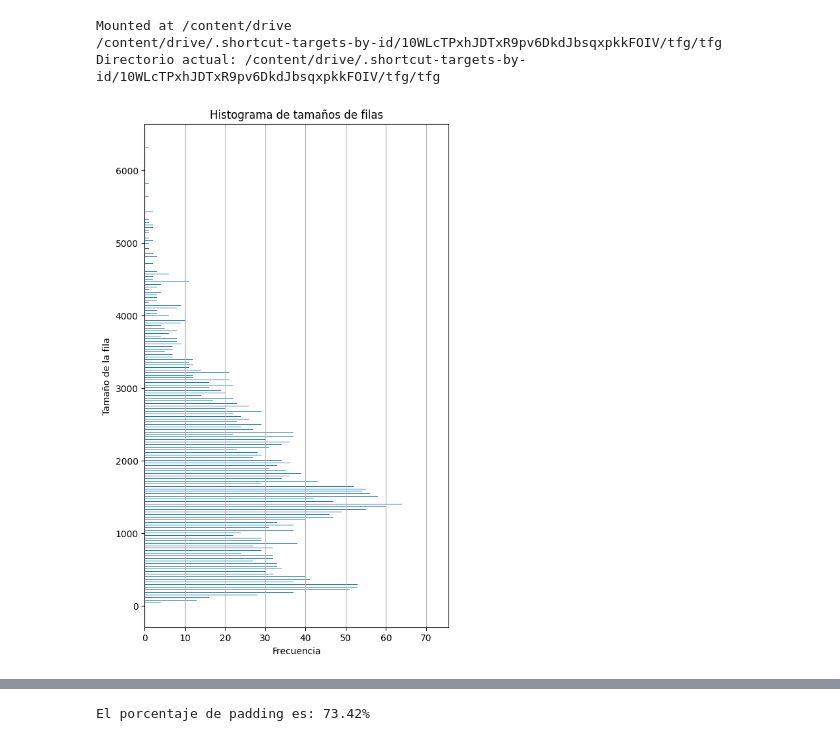
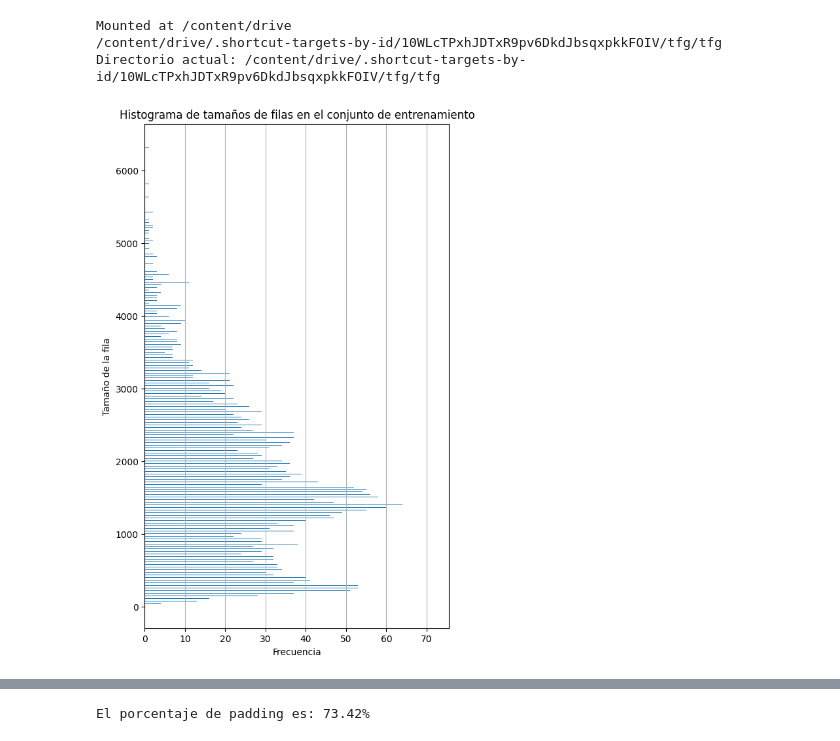
Before and after one commit to ruben-niwe/TFG, a Jupyter notebook: codigos/DL.ipynb, the cells around one changed output, grey strips where cells are left out. Cells and saved outputs as stored; diff of their text form; code cells hidden in the pictures.

```diff
--- a/codigos/DL.ipynb
+++ b/codigos/DL.ipynb
@@ -61,6 +61,3 @@ def filtrado_datos_variable(df):
                 labels.append(1)
 
     return kaones, np.array(labels)
-# %%
-df_train = pd.read_csv(path_train, index_col=None)
-df_valid = pd.read_csv(path_valid, index_col=None)
@@ -74,19 +101,19 @@ for fila in X_train:
 # %%
 import matplotlib.pyplot as plt
 
 # Calcular los tamaños de las filas
 tam = np.array([len(fila) for fila in X_train])
 
 # Crear el histograma vertical
 plt.figure(figsize=(6,10))
 plt.hist(tam, bins=range(min(tam), max(tam) + 1), orientation='horizontal')
 plt.xlabel('Frecuencia')
 plt.ylabel('Tamaño de la fila')
-plt.title('Histograma de tamaños de filas')
+plt.title('Histograma de tamaños de filas en el conjunto de entrenamiento')
 plt.grid(axis='x')
 plt.show()
 # %% [output]
-[figure, old version]
+[figure, new version]
 # %%
 plt.figure(figsize=(10,10))
 plt.barh(range(len(tam)), tam, color='b')
```
Also changed, not shown: parts of 48 cells of this notebook, 5 other files.
